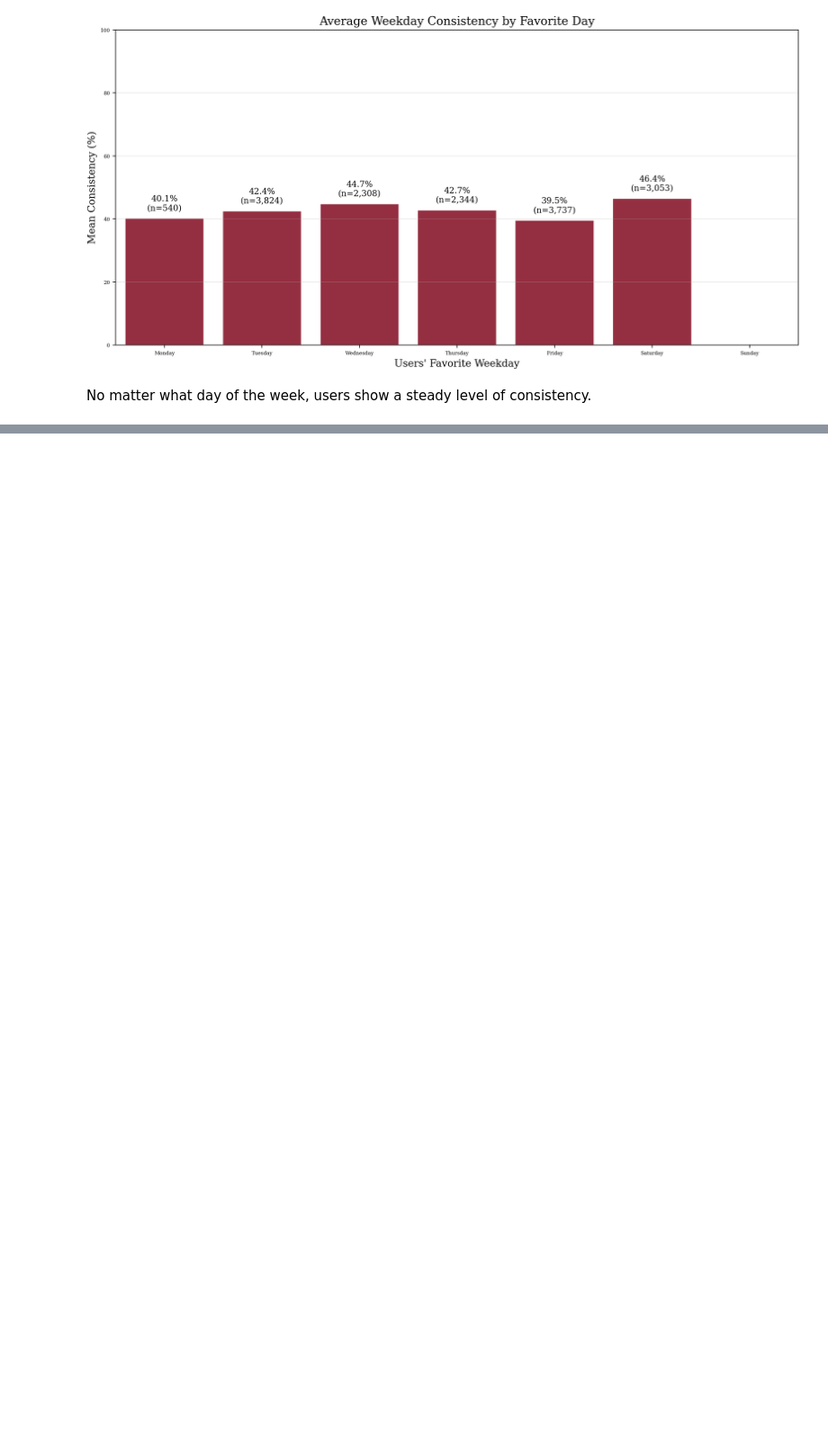
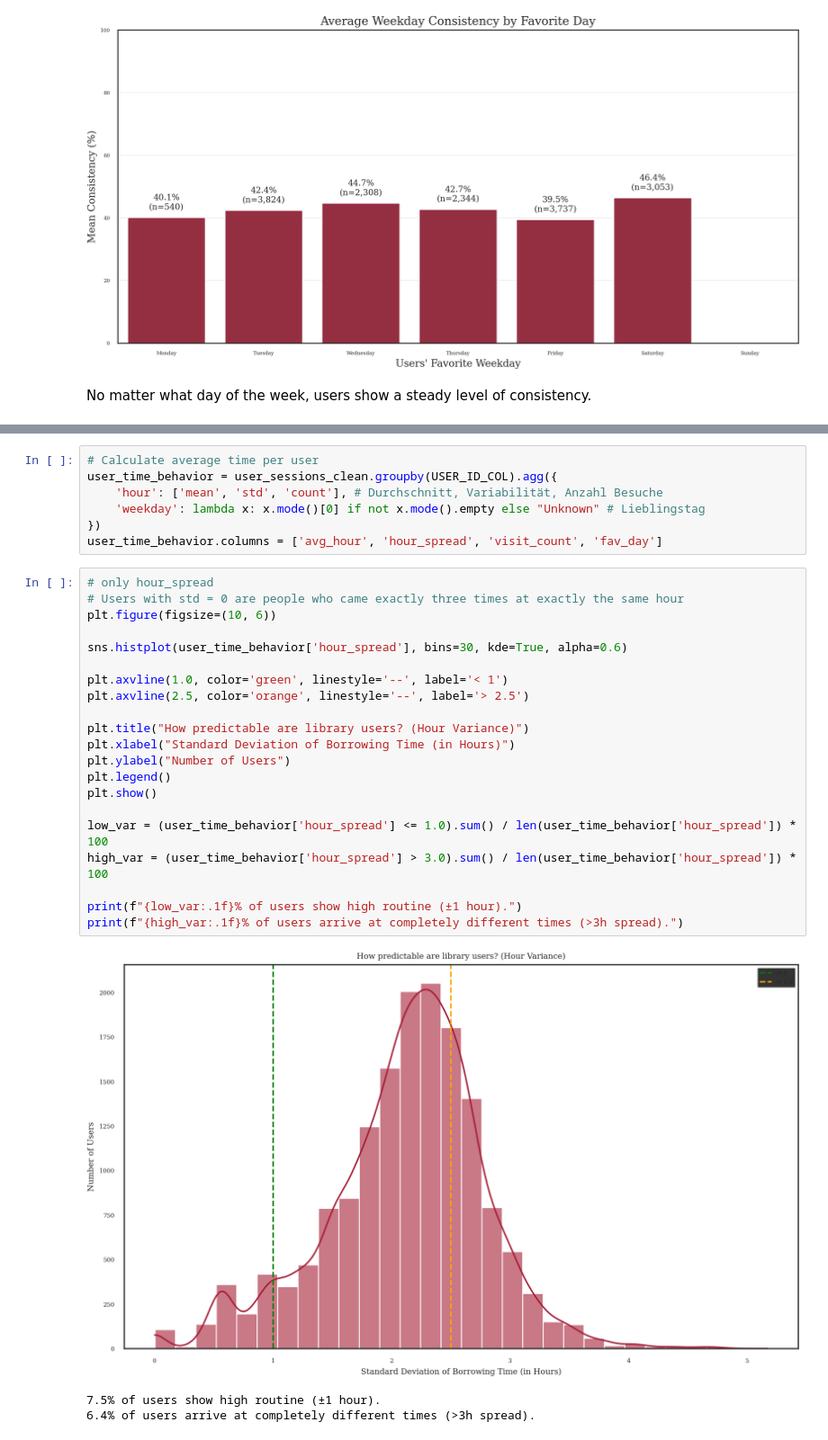
Before and after one commit to RobinAllgeier/Data_Literacy, a Jupyter notebook: exp/04_11_eda_user_behavior_by-date.ipynb, the cells around one changed output, grey strips where cells are left out. Shown at 90% size. Drawn from its saved outputs; the diff is of its cells as text; blank space fills up the shorter version.

```diff
--- a/exp/04_11_eda_user_behavior_by-date.ipynb
+++ b/exp/04_11_eda_user_behavior_by-date.ipynb
@@ -185,0 +292,32 @@ No matter what day of the week, users show a steady level of consistency.
+# %%
+# Calculate average time per user
+user_time_behavior = user_sessions_clean.groupby(USER_ID_COL).agg({
+    'hour': ['mean', 'std', 'count'], # Durchschnitt, Variabilität, Anzahl Besuche
+    'weekday': lambda x: x.mode()[0] if not x.mode().empty else "Unknown" # Lieblingstag
+})
+user_time_behavior.columns = ['avg_hour', 'hour_spread', 'visit_count', 'fav_day']
+# %%
+# only hour_spread
+# Users with std = 0 are people who came exactly three times at exactly the same hour
+plt.figure(figsize=(10, 6))
+
+sns.histplot(user_time_behavior['hour_spread'], bins=30, kde=True, alpha=0.6)
+
+plt.axvline(1.0, color='green', linestyle='--', label='< 1')
+plt.axvline(2.5, color='orange', linestyle='--', label='> 2.5')
+
+plt.title("How predictable are library users? (Hour Variance)")
+plt.xlabel("Standard Deviation of Borrowing Time (in Hours)")
+plt.ylabel("Number of Users")
+plt.legend()
+plt.show()
+
+low_var = (user_time_behavior['hour_spread'] <= 1.0).sum() / len(user_time_behavior['hour_spread']) * 100
+high_var = (user_time_behavior['hour_spread'] > 3.0).sum() / len(user_time_behavior['hour_spread']) * 100
+
+print(f"{low_var:.1f}% of users show high routine (±1 hour).")
+print(f"{high_var:.1f}% of users arrive at completely different times (>3h spread).")
+# %% [output]
+[figure, added]
+7.5% of users show high routine (±1 hour).
+6.4% of users arrive at completely different times (>3h spread).
```
Also changed, not shown: parts of 10 cells of this notebook.
